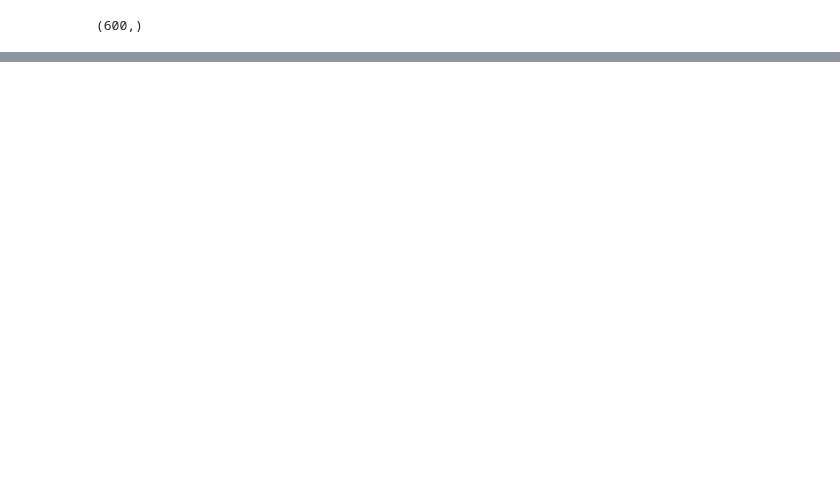
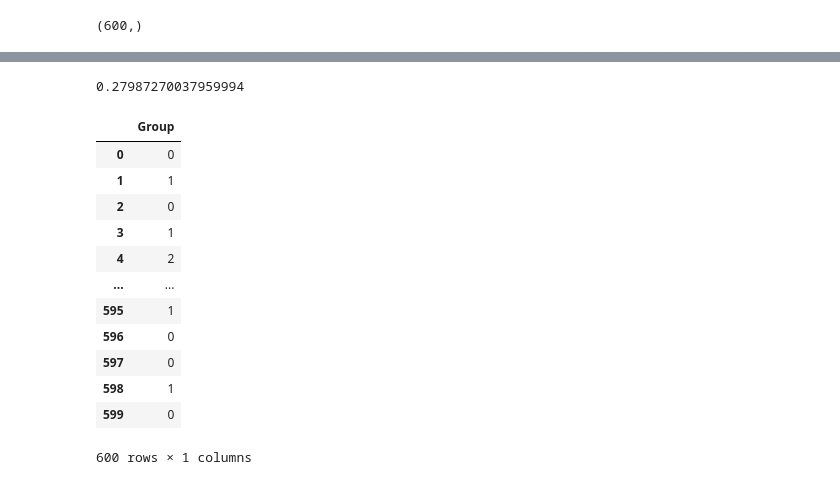
Before and after one commit to Tony-47/training, a Jupyter notebook: Untitled8.ipynb, the cells around one changed output, grey strips where cells are left out. Cells and saved outputs as stored; diff of their text form; code cells hidden in the pictures; blank space fills up the shorter version.

```diff
--- a/Untitled8.ipynb
+++ b/Untitled8.ipynb
@@ -106,0 +131,23 @@ group = model.fit_predict(X)
+# %%
+silhouette_score(X, group)
+# %% [output]
+0.27987270037959994
+# %%
+cust_kmeans_data = pd.DataFrame(X)
+cust_kmeans_data['Group'] = groups
+cust_kmeans_data[cust_kmeans_data['Group']==2]
+group_num
+# %% [output]
+|  | Group |
+| 0 | 0 |
+| 1 | 1 |
+| 2 | 0 |
+| 3 | 1 |
+| 4 | 2 |
+| ... | ... |
+| 595 | 1 |
+| 596 | 0 |
+| 597 | 0 |
+| 598 | 1 |
+| 599 | 0 |
+600 rows × 1 columns
```
Also changed, not shown: parts of 11 cells of this notebook.
